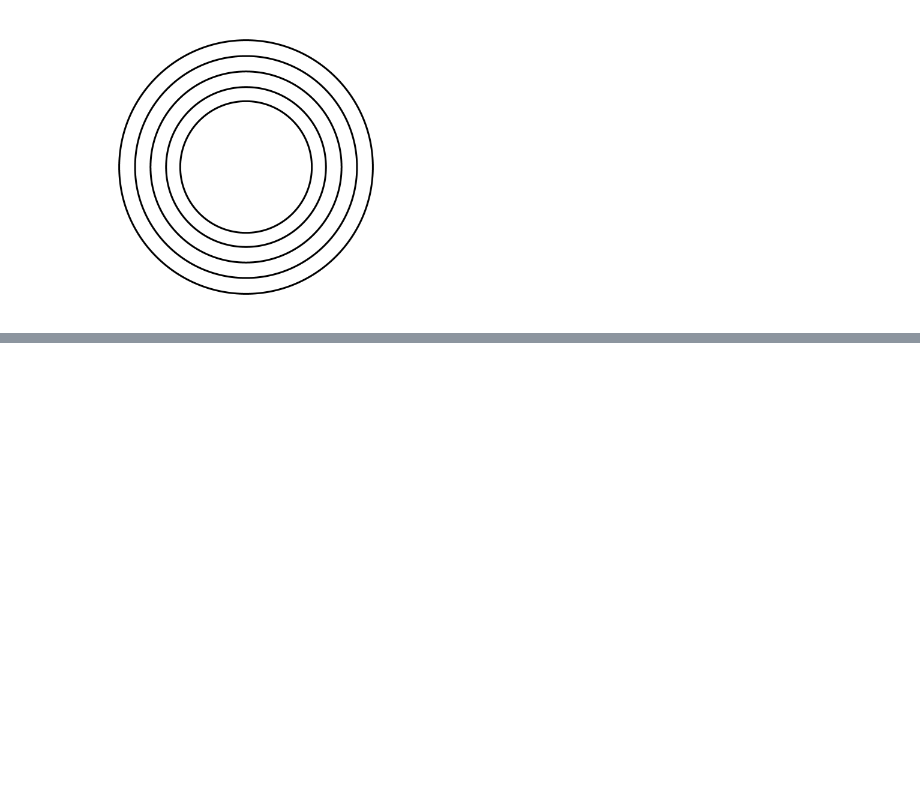
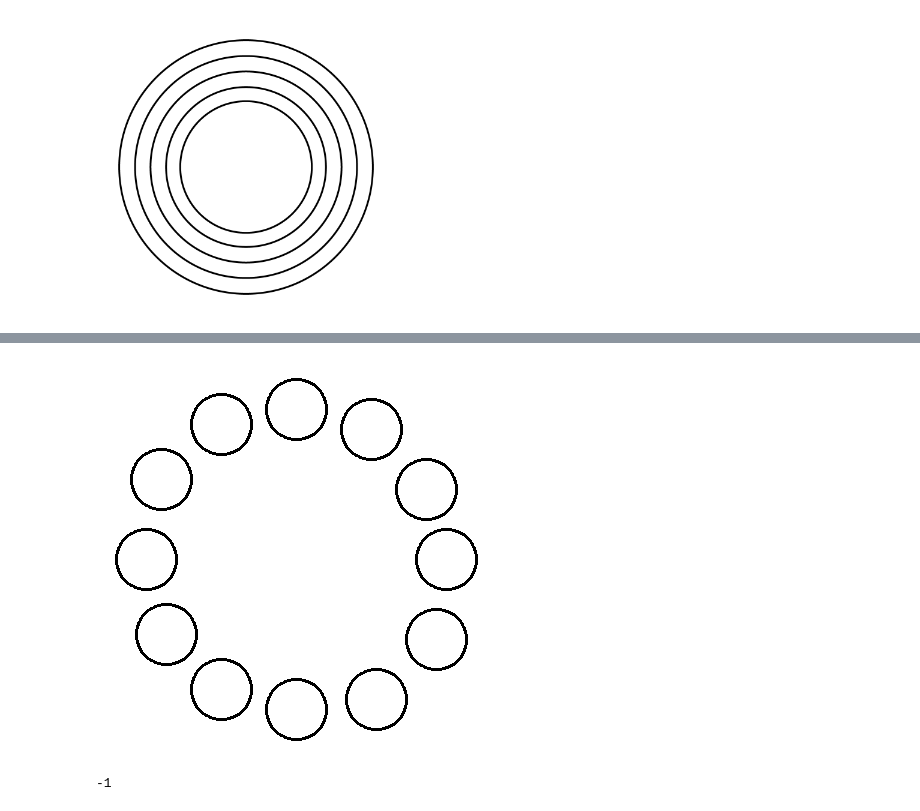
Before and after one commit to AlexsonT/Growdev, a Jupyter notebook: Ex_01.ipynb, the cells around one changed output, grey strips where cells are left out. Saved outputs shown, nothing was run; the diff lists cells and outputs as text; code cells hidden in the pictures; blank space fills up the shorter version.

```diff
--- a/Ex_01.ipynb
+++ b/Ex_01.ipynb
@@ -164,3 +164,27 @@ Saving Circulos02.png to Circulos02 (1).png
 [figure]
+# %%
+img = np.ones((400, 400, 3))  * 255 #define o fundo da imagem
+
+b = (0, 0, 0)
+
+
+cv2.circle(img, (275, 70), 30, b, thickness = 2)
+cv2.circle(img, (330, 130), 30, b, thickness = 2)
+cv2.circle(img, (350, 200), 30, b, thickness = 2)
+cv2.circle(img, (340, 280), 30, b, thickness = 2)
+cv2.circle(img, (280, 340), 30, b, thickness = 2)
+cv2.circle(img, (200, 350), 30, b, thickness = 2)
+cv2.circle(img, (125, 330), 30, b, thickness = 2)
+cv2.circle(img, (70, 275), 30, b, thickness = 2)
+cv2.circle(img, (50, 200), 30, b, thickness = 2)
+cv2.circle(img, (65, 120), 30, b, thickness = 2)
+cv2.circle(img, (125, 65), 30, b, thickness = 2)
+cv2.circle(img, (200, 50), 30, b, thickness = 2)
+
+cv2_imshow(img)
+cv2.waitKey(0)
+# %% [output]
+[figure, added]
+-1
 # %%
 #13)Crie uma imagem de chuva com numpy onde cada pingo é representado por arrays (N, 1), onde N é o comprimento do pingo e o fundo é sempre uma imagem (500, 500). Cores e demais parâmetros podem ser definidos a vontade.
```
Also changed, not shown: parts of 2 cells of this notebook.
